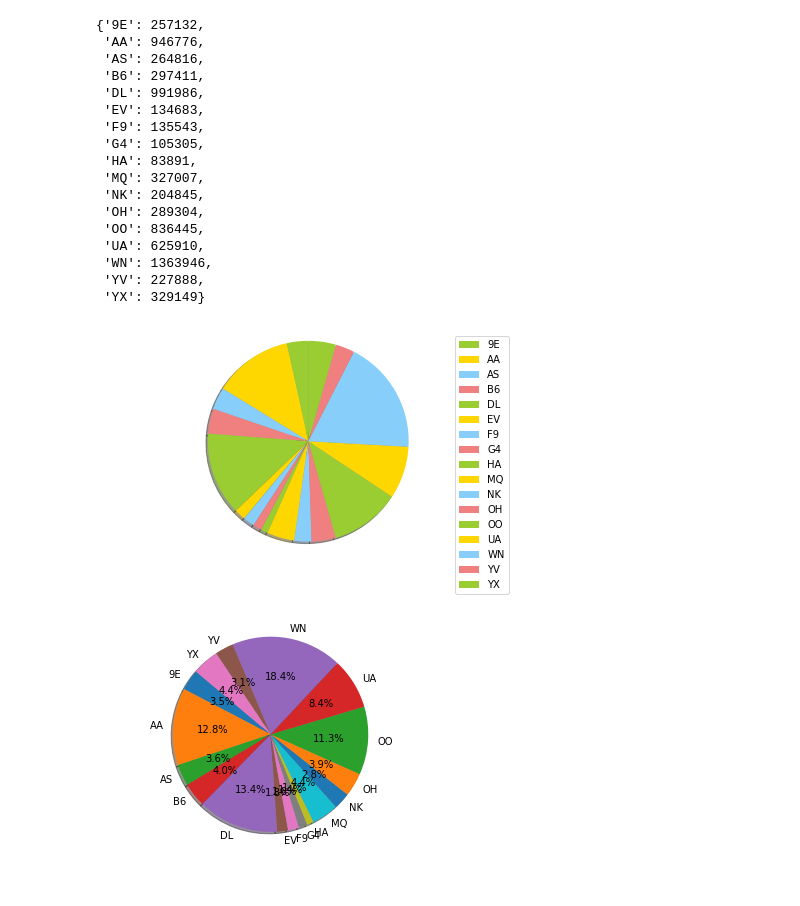
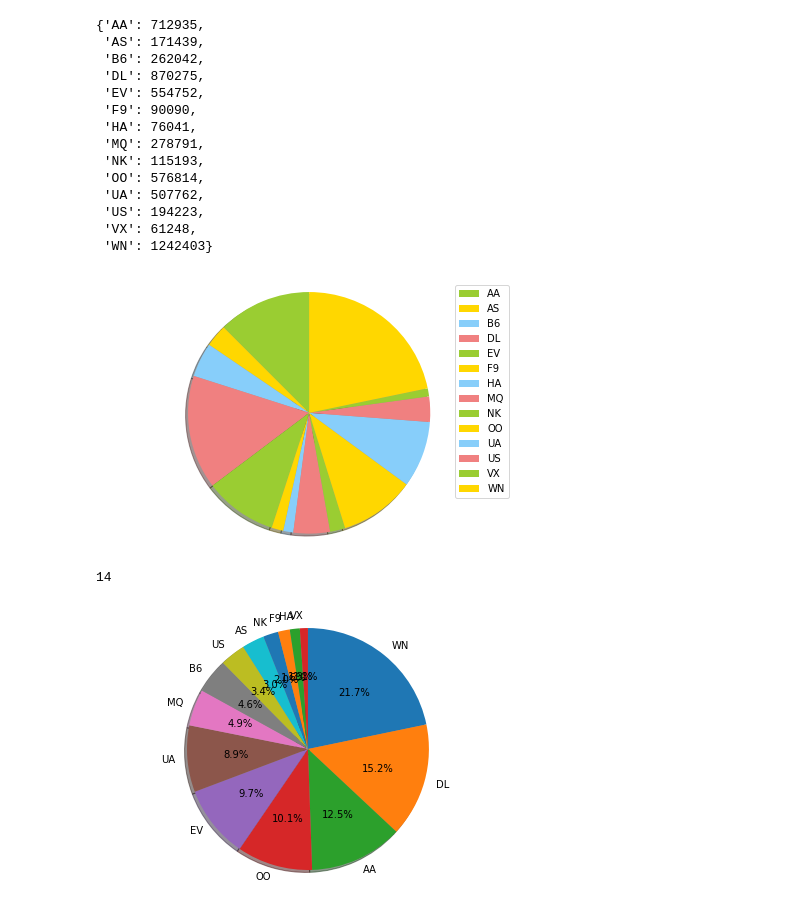
Before and after one commit to bchaithanyasai/PredictLateArrivalsPaper, a Jupyter notebook: Data_Visualization_2015.ipynb, the cells around one changed output. Cells and saved outputs as stored; diff of their text form; code cells hidden in the pictures.

```diff
--- a/Data_Visualization_2015.ipynb
+++ b/Data_Visualization_2015.ipynb
@@ -12,7 +8,7 @@ Mounted at /content/drive
 # %%
 import pandas as pd
 
-data=pd.read_csv('/content/drive/My Drive/DataSet.csv')
+data=pd.read_csv('/content/drive/My Drive/Handled_data.csv')
 # %%
 data
 # %% [output]
@@ -32,24 +28,21 @@ data
 # %%
-airline_counts=dict(data.groupby('OP_CARRIER').size())
+airline_counts=dict(data.groupby('AIRLINE').size())
 airline_counts
 # %% [output]
-{'9E': 257132,
- 'AA': 946776,
- 'AS': 264816,
- 'B6': 297411,
- 'DL': 991986,
- 'EV': 134683,
- 'F9': 135543,
- 'G4': 105305,
- 'HA': 83891,
- 'MQ': 327007,
- 'NK': 204845,
- 'OH': 289304,
- 'OO': 836445,
- 'UA': 625910,
- 'WN': 1363946,
- 'YV': 227888,
- 'YX': 329149}
+{'AA': 712935,
+ 'AS': 171439,
+ 'B6': 262042,
+ 'DL': 870275,
+ 'EV': 554752,
+ 'F9': 90090,
+ 'HA': 76041,
+ 'MQ': 278791,
+ 'NK': 115193,
+ 'OO': 576814,
+ 'UA': 507762,
+ 'US': 194223,
+ 'VX': 61248,
+ 'WN': 1242403}
 # %%
 import matplotlib.pyplot as plt
 
@@ -62,18 +55,26 @@ plt.axis('equal')
 plt.tight_layout()
 plt.show()
 # %% [output]
-[figure, old version]
+[figure, new version]
+# %%
+import operator
+ordered=dict(sorted(airline_counts.items(), key=operator.itemgetter(1),reverse=True))
+# %%
+len(ordered)
+# %% [output]
+14
 # %%
 import matplotlib.pyplot as plt
 
 # Data to plot
-labels = airline_counts.keys()
-sizes = airline_counts.values()
+labels = ordered.keys()
+sizes = ordered.values()
+# Plot
 
-# Plot
-plt.pie(sizes, labels=labels, autopct='%1.1f%%', shadow=True, startangle=140)
+plt.pie(sizes, labels=labels, autopct='%1.1f%%', shadow=True, startangle=90,counterclock=False)
 
 plt.axis('equal')
+plt.tight_layout()
 plt.show()
 # %% [output]
-[figure, old version]
+[figure, new version]
```
Also changed, not shown: parts of 22 cells of this notebook.
